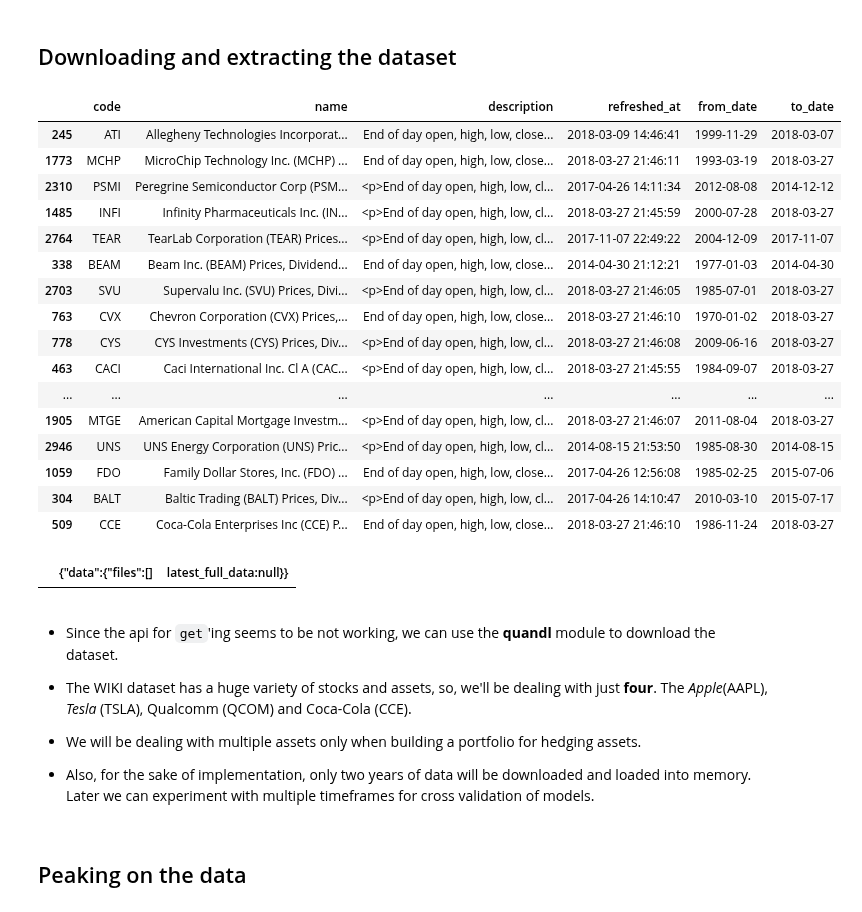
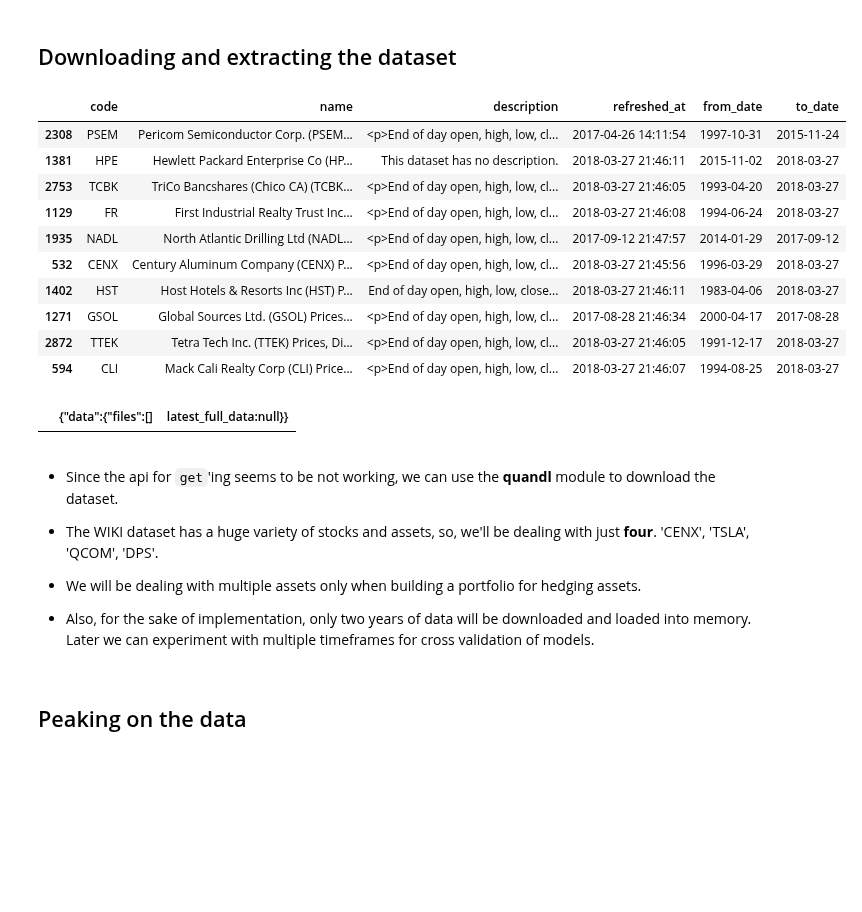
Before and after one commit to leoniloris/Stock-Price-Prediction, a Jupyter notebook: stock_price_prediction.ipynb, the cells around one changed output. Drawn from its saved outputs; the diff is of its cells as text; code cells hidden in the pictures; blank space fills up the shorter version.

```diff
--- a/stock_price_prediction.ipynb
+++ b/stock_price_prediction.ipynb
@@ -75,25 +76,19 @@ get_data('https://www.quandl.com/api/v3/datatables/WIKI/PRICES/delta.json?api_ke
 metadata_df = pd.read_csv(metadata_filename)
 dataset_df = pd.read_csv(dataset_filename)
 # %%
-metadata_df.sample(20)
+metadata_df.sample(10)
 # %% [output]
 |  | code | name | description | refreshed_at | from_date | to_date |
-| 245 | ATI | Allegheny Technologies Incorporat... | End of day open, high, low, close... | 2018-03-09 14:46:41 | 1999-11-29 | 2018-03-07 |
-| 1773 | MCHP | MicroChip Technology Inc. (MCHP) ... | End of day open, high, low, close... | 2018-03-27 21:46:11 | 1993-03-19 | 2018-03-27 |
-| 2310 | PSMI | Peregrine Semiconductor Corp (PSM... | <p>End of day open, high, low, cl... | 2017-04-26 14:11:34 | 2012-08-08 | 2014-12-12 |
-| 1485 | INFI | Infinity Pharmaceuticals Inc. (IN... | <p>End of day open, high, low, cl... | 2018-03-27 21:45:59 | 2000-07-28 | 2018-03-27 |
-| 2764 | TEAR | TearLab Corporation (TEAR) Prices... | <p>End of day open, high, low, cl... | 2017-11-07 22:49:22 | 2004-12-09 | 2017-11-07 |
-| 338 | BEAM | Beam Inc. (BEAM) Prices, Dividend... | End of day open, high, low, close... | 2014-04-30 21:12:21 | 1977-01-03 | 2014-04-30 |
-| 2703 | SVU | Supervalu Inc. (SVU) Prices, Divi... | <p>End of day open, high, low, cl... | 2018-03-27 21:46:05 | 1985-07-01 | 2018-03-27 |
-| 763 | CVX | Chevron Corporation (CVX) Prices,... | End of day open, high, low, close... | 2018-03-27 21:46:10 | 1970-01-02 | 2018-03-27 |
-| 778 | CYS | CYS Investments (CYS) Prices, Div... | <p>End of day open, high, low, cl... | 2018-03-27 21:46:08 | 2009-06-16 | 2018-03-27 |
-| 463 | CACI | Caci International Inc. Cl A (CAC... | <p>End of day open, high, low, cl... | 2018-03-27 21:45:55 | 1984-09-07 | 2018-03-27 |
-| ... | ... | ... | ... | ... | ... | ... |
-| 1905 | MTGE | American Capital Mortgage Investm... | <p>End of day open, high, low, cl... | 2018-03-27 21:46:07 | 2011-08-04 | 2018-03-27 |
-| 2946 | UNS | UNS Energy Corporation (UNS) Pric... | <p>End of day open, high, low, cl... | 2014-08-15 21:53:50 | 1985-08-30 | 2014-08-15 |
-| 1059 | FDO | Family Dollar Stores, Inc. (FDO) ... | End of day open, high, low, close... | 2017-04-26 12:56:08 | 1985-02-25 | 2015-07-06 |
-| 304 | BALT | Baltic Trading (BALT) Prices, Div... | <p>End of day open, high, low, cl... | 2017-04-26 14:10:47 | 2010-03-10 | 2015-07-17 |
-| 509 | CCE | Coca-Cola Enterprises Inc (CCE) P... | End of day open, high, low, close... | 2018-03-27 21:46:10 | 1986-11-24 | 2018-03-27 |
+| 2308 | PSEM | Pericom Semiconductor Corp. (PSEM... | <p>End of day open, high, low, cl... | 2017-04-26 14:11:54 | 1997-10-31 | 2015-11-24 |
+| 1381 | HPE | Hewlett Packard Enterprise Co (HP... | This dataset has no description. | 2018-03-27 21:46:11 | 2015-11-02 | 2018-03-27 |
+| 2753 | TCBK | TriCo Bancshares (Chico CA) (TCBK... | <p>End of day open, high, low, cl... | 2018-03-27 21:46:05 | 1993-04-20 | 2018-03-27 |
+| 1129 | FR | First Industrial Realty Trust Inc... | <p>End of day open, high, low, cl... | 2018-03-27 21:46:08 | 1994-06-24 | 2018-03-27 |
+| 1935 | NADL | North Atlantic Drilling Ltd (NADL... | <p>End of day open, high, low, cl... | 2017-09-12 21:47:57 | 2014-01-29 | 2017-09-12 |
+| 532 | CENX | Century Aluminum Company (CENX) P... | <p>End of day open, high, low, cl... | 2018-03-27 21:45:56 | 1996-03-29 | 2018-03-27 |
+| 1402 | HST | Host Hotels & Resorts Inc (HST) P... | End of day open, high, low, close... | 2018-03-27 21:46:11 | 1983-04-06 | 2018-03-27 |
+| 1271 | GSOL | Global Sources Ltd. (GSOL) Prices... | <p>End of day open, high, low, cl... | 2017-08-28 21:46:34 | 2000-04-17 | 2017-08-28 |
+| 2872 | TTEK | Tetra Tech Inc. (TTEK) Prices, Di... | <p>End of day open, high, low, cl... | 2018-03-27 21:46:05 | 1991-12-17 | 2018-03-27 |
+| 594 | CLI | Mack Cali Realty Corp (CLI) Price... | <p>End of day open, high, low, cl... | 2018-03-27 21:46:07 | 1994-08-25 | 2018-03-27 |
 # %%
 dataset_df
 # %% [output]
@@ -103,7 +98,7 @@ dataset_df
 
 
 
-* The WIKI dataset has a huge variety of stocks and assets, so, we'll be dealing with just **four**. The *Apple*(AAPL), *Tesla* (TSLA), Qualcomm (QCOM) and Coca-Cola (CCE).
+* The WIKI dataset has a huge variety of stocks and assets, so, we'll be dealing with just **four**. 'CENX', 'TSLA', 'QCOM', 'DPS'.
 
 
 * We will be dealing with multiple assets only when building a portfolio for hedging assets.
```
Also changed, not shown: parts of 11 cells of this notebook.
